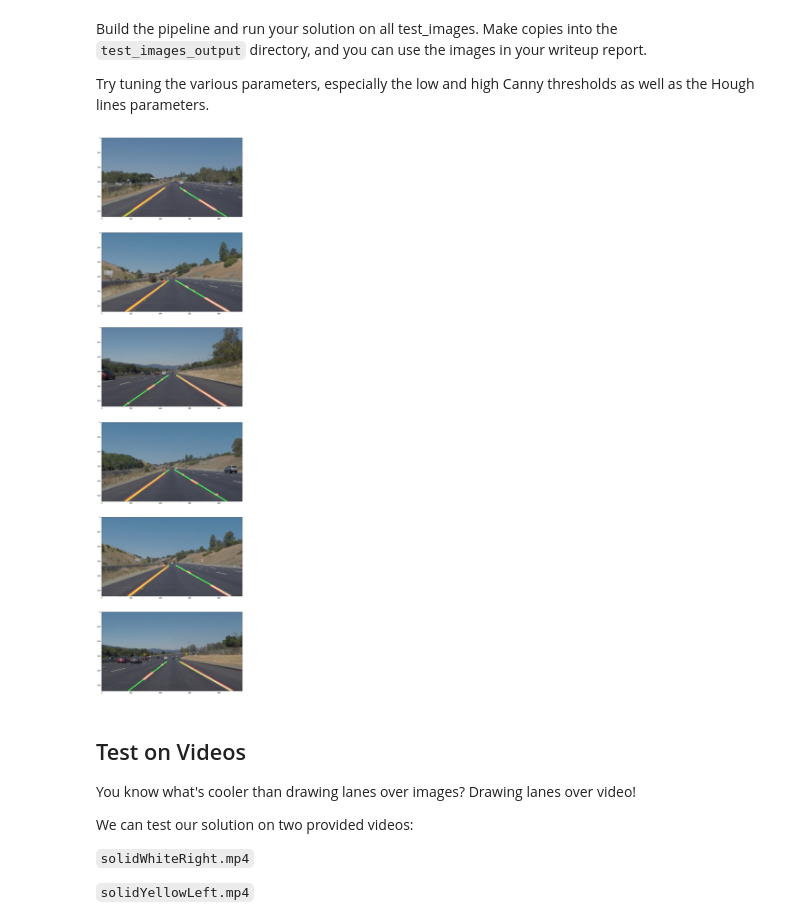
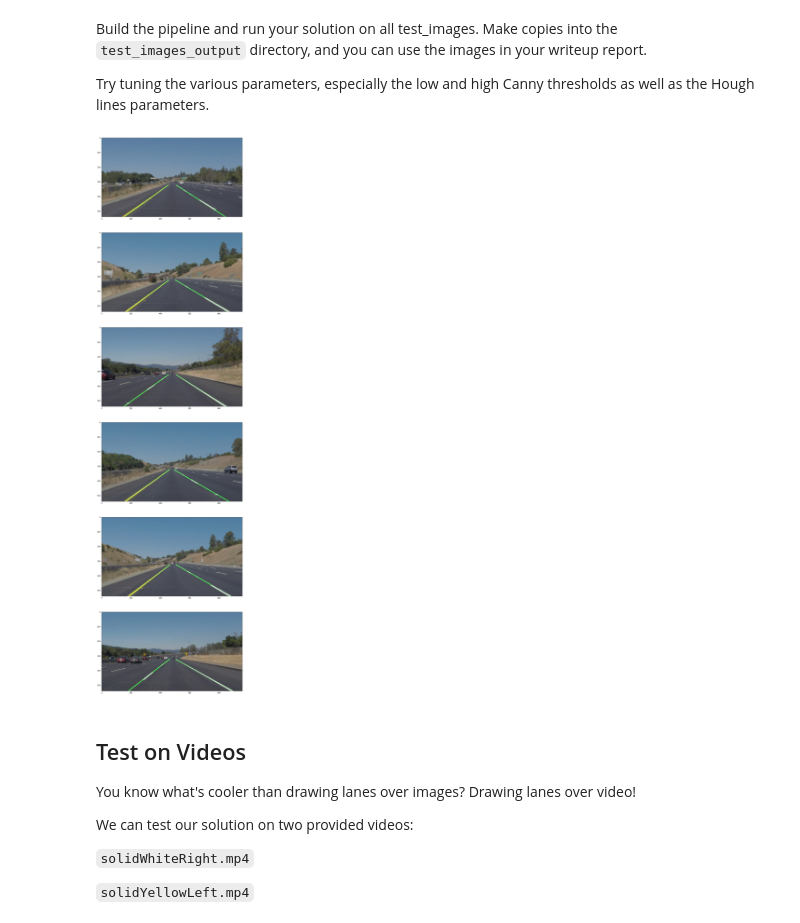
Before and after one commit to vmjfk/CarND-LaneLines-P1, a Jupyter notebook: P1.ipynb, the cells around one changed output. Cells and saved outputs as stored; diff of their text form; code cells hidden in the pictures.

```diff
--- a/P1.ipynb
+++ b/P1.ipynb
@@ -125,7 +125,7 @@ def region_of_interest(img, vertices):
     return masked_image
 
 
-def draw_lines(img, lines, color=[255, 0, 0], thickness=5):
+def draw_lines(img, lines, color=[255, 0, 0], thickness=4):
     """
     NOTE: this is the function you might want to use as a starting point once you want to
     average/extrapolate the line segments you detect to map out the full
@@ -149,10 +149,19 @@ def draw_lines(img, lines, color=[255, 0, 0], thickness=5):
 
     # I will try it for now, but I expect it to give me problems later.
 
-
+    """
     for line in lines:
         for x1,y1,x2,y2 in line:
             cv2.line(img, (x1, y1), (x2, y2), color, thickness)
+    """
+    draw_lines.left_line_top_x = 0
+    draw_lines.left_line_bottom_x = 0
+    draw_lines.right_line_top_x = 0
+    draw_lines.right_line_bottom_x = 0
+    draw_lines.left_line_top_y = 0
+    draw_lines.left_line_bottom_y = 0
+    draw_lines.right_line_top_y = 0
+    draw_lines.right_line_bottom_y = 0
 
     left_x = []
     left_y = []
@@ -189,10 +198,16 @@ def draw_lines(img, lines, color=[255, 0, 0], thickness=5):
     line_top_y = min(left_line_top_y, right_line_top_y)
 
     left_line_bottom_x = int((line_bottom_y - left_b)/left_m)
+    draw_lines.left_line_bottom_x = np.mean([draw_lines.left_line_bottom_x, left_line_bottom_x])
+
     left_line_top_x = int((line_top_y - left_b)/left_m)
+    draw_lines.left_line_top_x = np.mean([draw_lines.left_line_top_x, left_line_top_x])
 
     right_line_bottom_x = int((line_bottom_y - right_b)/right_m)
+    draw_lines.right_line_bottom_x = np.mean([draw_lines.right_line_bottom_x, right_line_bottom_x])
+
     right_line_top_x = int((line_top_y - right_b)/right_m)
+    draw_lines.right_line_top_x = np.mean([draw_lines.right_line_top_x, right_line_top_x])
 
     cv2.line(img, (left_line_bottom_x, line_bottom_y), (left_line_top_x,line_top_y),[0,255,0], thickness)
     cv2.line(img, (right_line_bottom_x, line_bottom_y), (right_line_top_x,line_top_y),[0,255,0], thickness)
@@ -248,14 +263,17 @@ Try tuning the various parameters, especially the low and high Canny thresholds
 # %%
 # TODO: Build your pipeline that will draw lane lines on the test_images
 # then save them to the test_images directory.
+def saveimage(img,tag):
+    if(tag != ""):
+        mpimg.imsave("test_images_output/" + tag + ".png",image,cmap="gray")
 
-def pipeline(img, name="image"):
+def pipeline(img, name=""):
     # canny settings
-    canny_low_threshold = 20
-    canny_high_threshold = 40
+    canny_low_threshold = 50
+    canny_high_threshold = 100
 
     # blur settings
-    kernel = 25
+    kernel = 3
 
     # masking settings
     top_left_x = 0.45    #percent of X for top vertex of mask area
@@ -268,11 +286,11 @@ def pipeline(img, name="image"):
     bottom_right_y = 1    #percent of Y for right vertex of mask area
 
     # Hough settings
-    rho = 1        # distance resolution, hough
+    rho = 2        # distance resolution, hough
     theta = np.pi/360 #angular resolution, hough
-    threshold = 10 #minimum number of intersections in Hough to call it a line
-    min_line_len = 1 #least pixels we can call a line
-    max_line_gap = 5 #biggest allowable gap between pixels we can call a line
+    threshold = 50 #minimum number of intersections in Hough to call it a line
+    min_line_len = 100 #least pixels we can call a line
+    max_line_gap = 100 #biggest allowable gap between pixels we can call a line
 
 
     # get the image
@@ -299,34 +317,34 @@ def pipeline(img, name="image"):
     v4=(bottom_right_x*shape[1],bottom_right_y*shape[0])   #bottom right
     vertices=np.array([[v1,v2,v3,v4]], dtype=np.int32)
     image=region_of_interest(image, vertices)
     mpimg.imsave("test_images_output/" + name + "-masked.png",image)
 
     # apply hough transform
 
     image=hough_lines(image, rho, theta, threshold, min_line_len, max_line_gap)
     mpimg.imsave("test_images_output/" + name + "-hough.png",image)
 
     # now let's map it onto the original image
     image=weighted_img(img=image,initial_img=init_image,α=0.8, β=2., λ=0.)
     mpimg.imsave("test_images_output/" + name + "-final.png",image)
 
     return image
 # display settings
 image_number=1 #counter for the subplot of the images
 plt_rows = 6
 plt_cols = 1
 
 f=plt.figure(figsize=(20,60))
 
 for img in os.listdir("test_images/"):
     image = mpimg.imread("test_images/" + img)
     image = pipeline(image,img)
     plt.subplot(plt_rows,plt_cols,image_number)
     plt.imshow(image)
     image_number += 1
 plt.show()
 # %% [output]
-[figure, old version]
+[figure, new version]
 # %% [markdown]
 ## Test on Videos
 
```
Also changed, not shown: parts of 3 cells of this notebook, 53 other files.
